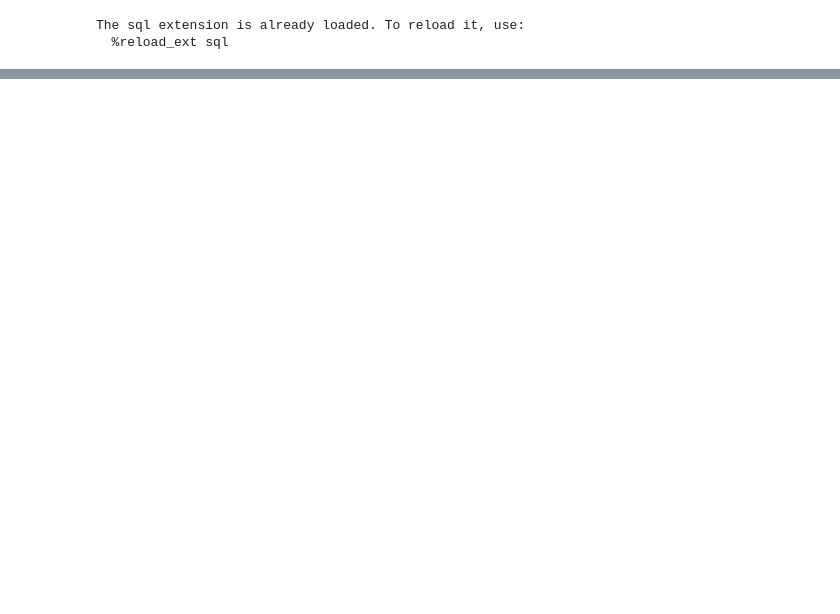
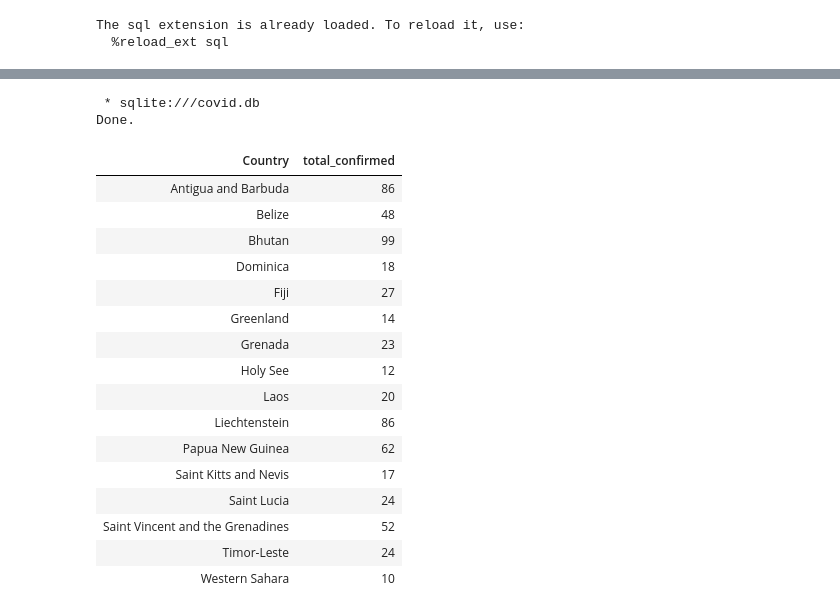
Before and after one commit to willrun808/Projects, a Jupyter notebook: COVID19.ipynb, the cells around one changed output, grey strips where cells are left out. Saved outputs shown, nothing was run; the diff lists cells and outputs as text; code cells hidden in the pictures; blank space fills up the shorter version.

```diff
--- a/COVID19.ipynb
+++ b/COVID19.ipynb
@@ -166,0 +281,31 @@ Done.
+# %%
+%%sql
+select
+    Country,
+    sum(confirmed) as total_confirmed
+from covid
+where
+    date = '2020-07-27 00:00:00'
+group by
+    Country
+having total_confirmed < 100
+# %% [output]
+ * sqlite:///covid.db
+Done.
+| Country | total_confirmed |
+| Antigua and Barbuda | 86 |
+| Belize | 48 |
+| Bhutan | 99 |
+| Dominica | 18 |
+| Fiji | 27 |
+| Greenland | 14 |
+| Grenada | 23 |
+| Holy See | 12 |
+| Laos | 20 |
+| Liechtenstein | 86 |
+| Papua New Guinea | 62 |
+| Saint Kitts and Nevis | 17 |
+| Saint Lucia | 24 |
+| Saint Vincent and the Grenadines | 52 |
+| Timor-Leste | 24 |
+| Western Sahara | 10 |
```
Also changed, not shown: parts of 25 cells of this notebook, 1 other file.
